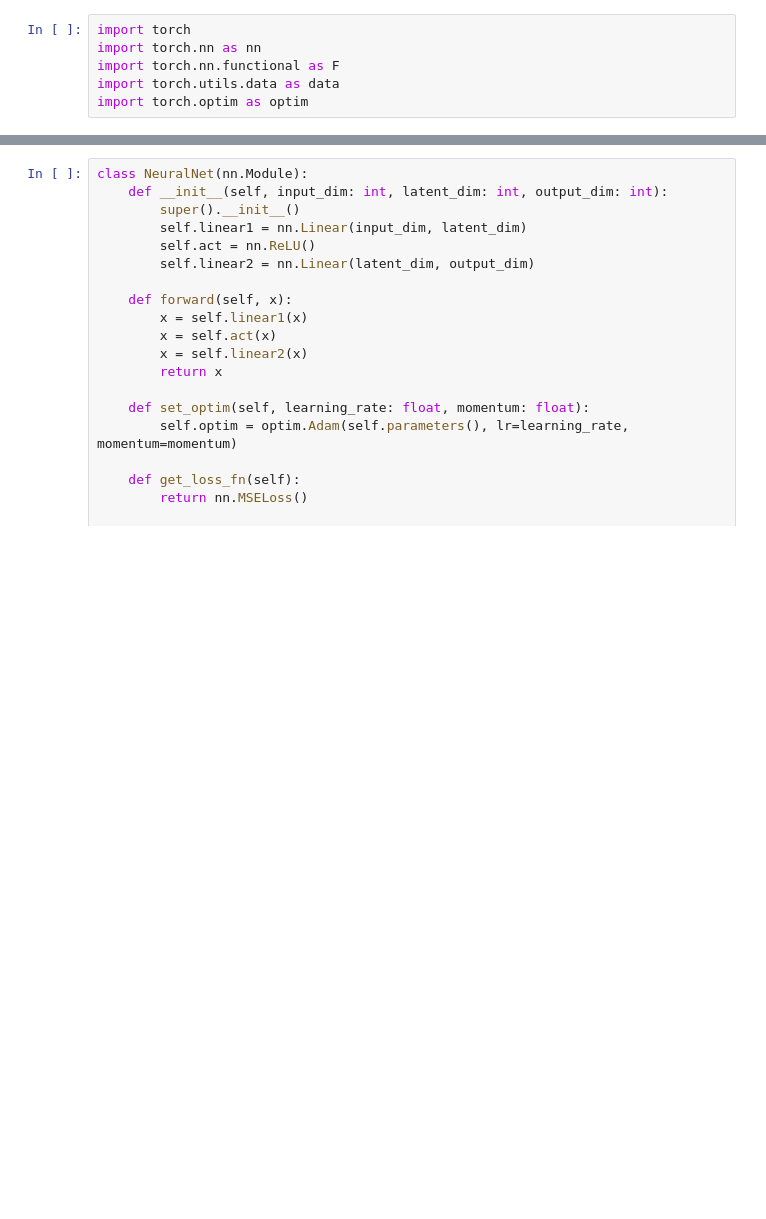
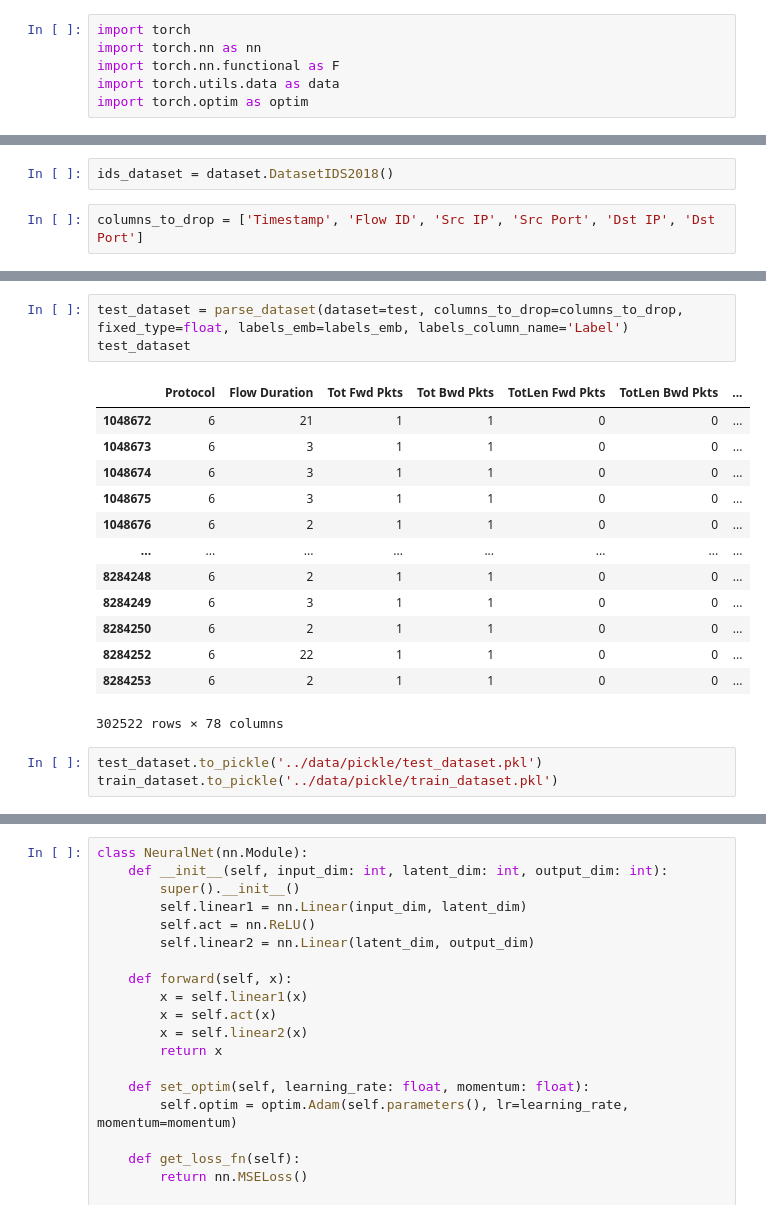
Before and after one commit to BSc-WUT/GZSL, a Jupyter notebook: src/main.ipynb, the cells around one changed output, grey strips where cells are left out. Saved outputs shown, nothing was run; the diff lists cells and outputs as text; blank space fills up the shorter version.

```diff
--- a/src/main.ipynb
+++ b/src/main.ipynb
@@ -8,0 +15,4 @@ import torch.optim as optim
+# %%
+ids_dataset = dataset.DatasetIDS2018()
+# %%
+columns_to_drop = ['Timestamp', 'Flow ID', 'Src IP', 'Src Port', 'Dst IP', 'Dst Port']
@@ -8,0 +133,20 @@ import torch.optim as optim
+# %%
+test_dataset = parse_dataset(dataset=test, columns_to_drop=columns_to_drop, fixed_type=float, labels_emb=labels_emb, labels_column_name='Label')
+test_dataset
+# %% [output]
+|  | Protocol | Flow Duration | Tot Fwd Pkts | Tot Bwd Pkts | TotLen Fwd Pkts | TotLen Bwd Pkts | ... |
+| 1048672 | 6 | 21 | 1 | 1 | 0 | 0 | ... |
+| 1048673 | 6 | 3 | 1 | 1 | 0 | 0 | ... |
+| 1048674 | 6 | 3 | 1 | 1 | 0 | 0 | ... |
+| 1048675 | 6 | 3 | 1 | 1 | 0 | 0 | ... |
+| 1048676 | 6 | 2 | 1 | 1 | 0 | 0 | ... |
+| ... | ... | ... | ... | ... | ... | ... | ... |
+| 8284248 | 6 | 2 | 1 | 1 | 0 | 0 | ... |
+| 8284249 | 6 | 3 | 1 | 1 | 0 | 0 | ... |
+| 8284250 | 6 | 2 | 1 | 1 | 0 | 0 | ... |
+| 8284252 | 6 | 22 | 1 | 1 | 0 | 0 | ... |
+| 8284253 | 6 | 2 | 1 | 1 | 0 | 0 | ... |
+302522 rows × 78 columns
+# %%
+test_dataset.to_pickle('../data/pickle/test_dataset.pkl')
+train_dataset.to_pickle('../data/pickle/train_dataset.pkl')
```
Also changed, not shown: parts of 14 cells of this notebook, 3 other files.
